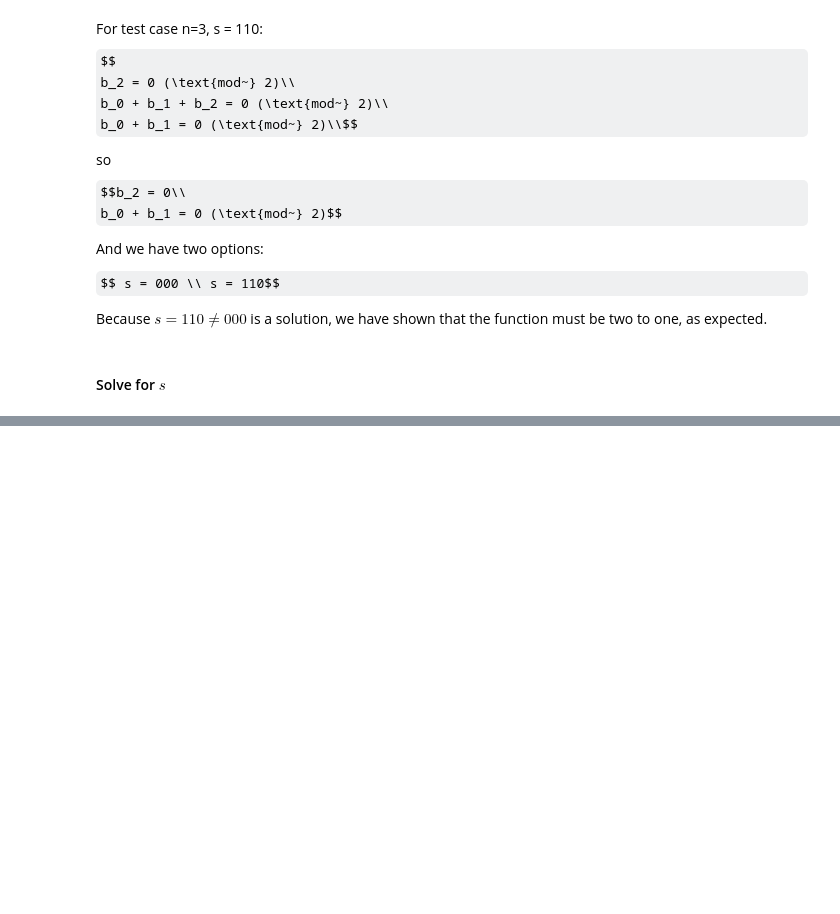
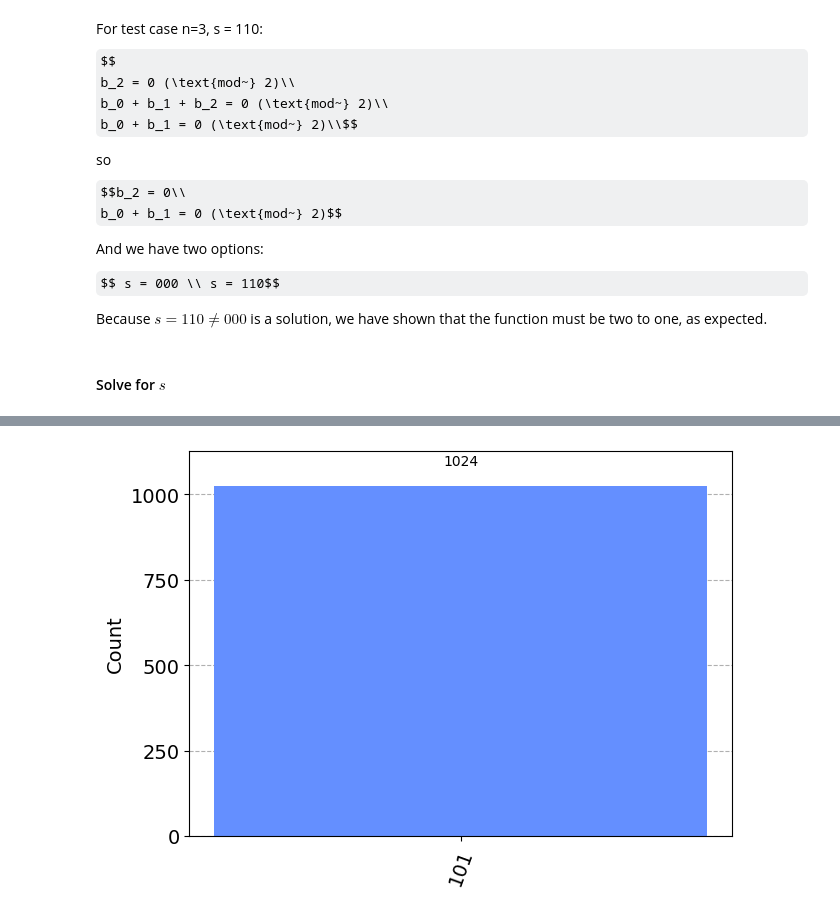
Before and after one commit to Azoghal/Qubilant, a Jupyter notebook: Experiments/Simon/simon.ipynb, the cells around one changed output, grey strips where cells are left out. Cells and saved outputs as stored; diff of their text form; code cells hidden in the pictures; some formulas as TeX source; blank space fills up the shorter version.

```diff
--- a/Experiments/Simon/simon.ipynb
+++ b/Experiments/Simon/simon.ipynb
@@ -218,0 +248,4 @@ eqs
+# %%
+plot_histogram(countss[0])
+# %% [output]
+[figure, added]
```
Also changed, not shown: parts of 17 cells of this notebook.
